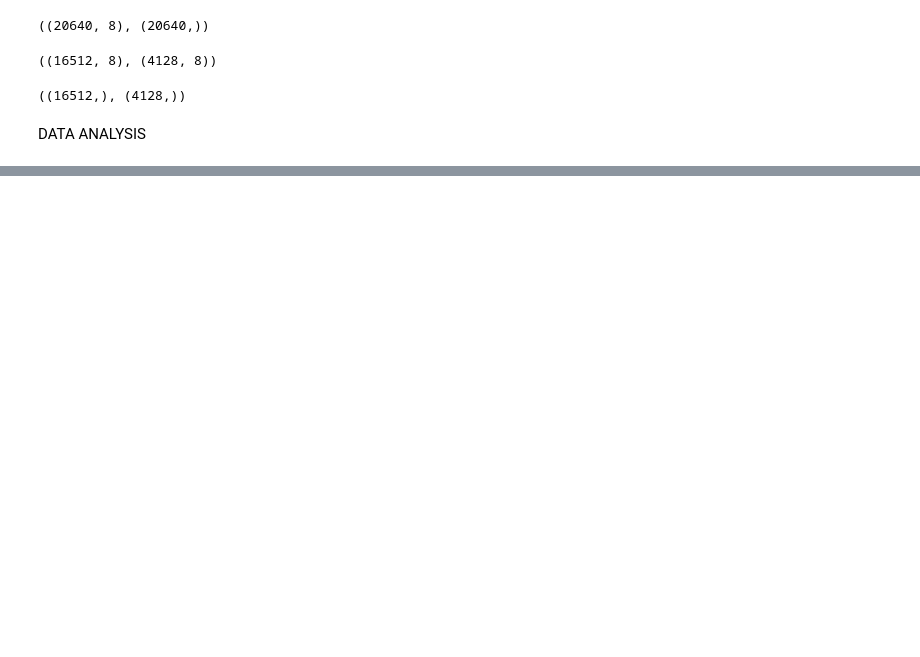
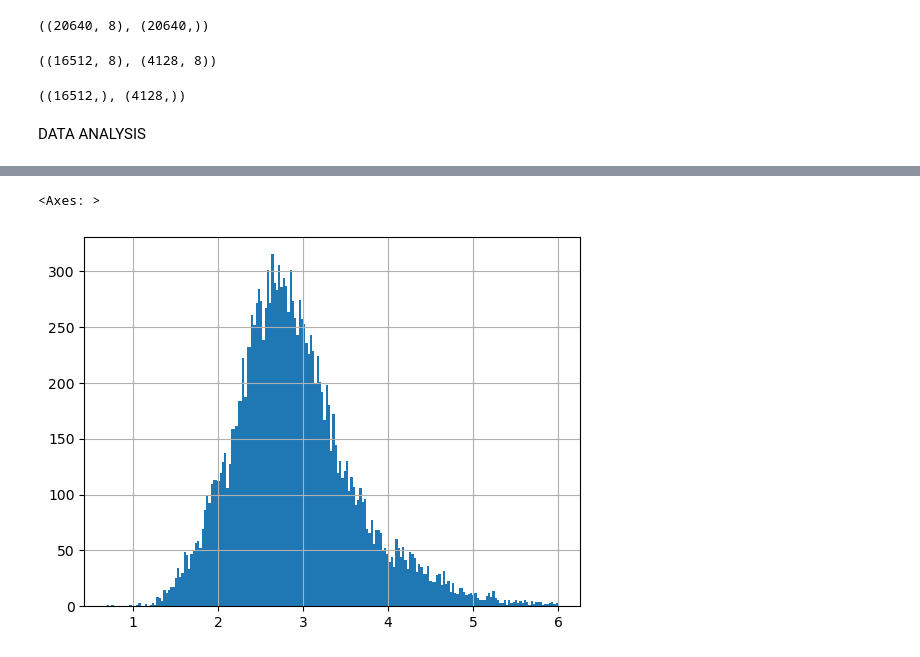
Before and after one commit to LuccaClaro/machine_learning, a Jupyter notebook: labs/04_regression/Calif.ipynb, the cells around one changed output, grey strips where cells are left out. Drawn from its saved outputs; the diff is of its cells as text; code cells hidden in the pictures; blank space fills up the shorter version.

```diff
--- a/labs/04_regression/Calif.ipynb
+++ b/labs/04_regression/Calif.ipynb
@@ -83,0 +95,5 @@ array([0.477  , 0.458  , 5.00001, ..., 5.00001, 0.723  , 1.515  ])
+# %%
+df[df['AveOccup'] < 6]['AveOccup'].hist(bins=200)
+# %% [output]
+<Axes: >
+[figure, added]
```
Also changed, not shown: parts of 29 cells of this notebook.
